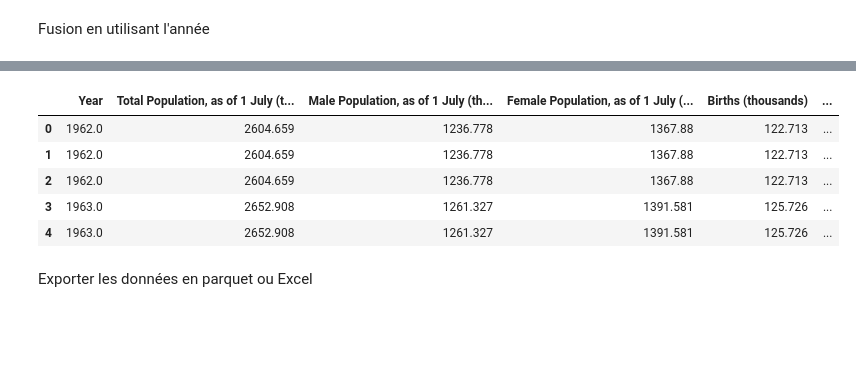
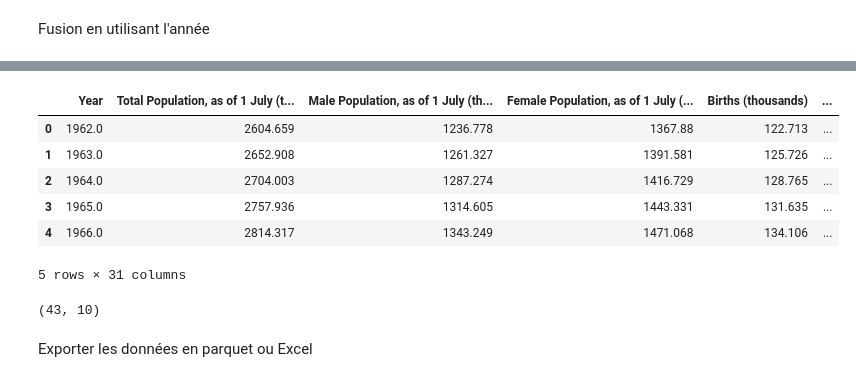
Before and after one commit to FidTCHANDO/ANIP_Challenge1, a Jupyter notebook: Tache_1_Tchando_SikaFidele_Notebook_JJMM.ipynb, the cells around one changed output, grey strips where cells are left out. Saved outputs shown, nothing was run; the diff lists cells and outputs as text; code cells hidden in the pictures; blank space fills up the shorter version.

```diff
--- a/Tache_1_Tchando_SikaFidele_Notebook_JJMM.ipynb
+++ b/Tache_1_Tchando_SikaFidele_Notebook_JJMM.ipynb
@@ -118,5 +120,10 @@ benin_finance.head()
 | 2 | Benin | Exports of goods | Constant prices | Domestic currency | Annual | 2001.0 | 6.070000e+11 | NaN |
 | 3 | Benin | Exports of goods | Constant prices | Domestic currency | Annual | 2002.0 | 6.850000e+11 | NaN |
 | 4 | Benin | Exports of goods | Constant prices | Domestic currency | Annual | 2003.0 | 7.080000e+11 | NaN |
+# %%
+benin_finance = benin_finance[(benin_finance["COUNTRY"] == "Benin")]
 # %%
-benin_gdp = benin_finance[benin_finance['INDICATOR'] == "Gross domestic product (GDP)"][["TIME_PERIOD", "OBS_VALUE"]]
+benin_gdp = benin_finance[(benin_finance['INDICATOR'] == "Gross domestic product (GDP)") &
+                          (benin_finance["TYPE_OF_TRANSFORMATION"] == "Domestic currency") &
+                          (benin_finance["PRICE_TYPE"] == "Constant prices")][["TIME_PERIOD",
+                                                                               "OBS_VALUE"]]
@@ -127,6 +130,7 @@ print(benin_gdp.shape)
 # %%
 # benin_gdp.rename(columns={"TIME_PERIOD": "Year", "OBS_VALUE": "GDP"})
-benin_gdp.columns = ["Year", "GDP"]
+benin_gdp.columns = ["Year", "GDP_ConstantPrice"]
+benin_gdp["Year"] = benin_gdp["Year"].astype(int)
 benin_gdp = benin_gdp.dropna()
 benin_gdp.dtypes
 # %% [output]
@@ -179,14 +152,22 @@ Name: Year, dtype: float64
 # %%
-benin_df = pd.merge(benin_data[selected_cols], benin_gdp, how="inner", on="Year")
+benin_df = benin_data[selected_cols].merge(benin_gdp,
+                                           how="inner", on="Year").merge(benin_age,
+                                                                         how="inner",
+                                                                         on="Year")
 # benin_df.reset_index(drop=True)
 benin_df.head()
 # %% [output]
 |  | Year | Total Population, as of 1 July (t... | Male Population, as of 1 July (th... | Female Population, as of 1 July (... | Births (thousands) | ... |
 | 0 | 1962.0 | 2604.659 | 1236.778 | 1367.88 | 122.713 | ... |
-| 1 | 1962.0 | 2604.659 | 1236.778 | 1367.88 | 122.713 | ... |
-| 2 | 1962.0 | 2604.659 | 1236.778 | 1367.88 | 122.713 | ... |
-| 3 | 1963.0 | 2652.908 | 1261.327 | 1391.581 | 125.726 | ... |
-| 4 | 1963.0 | 2652.908 | 1261.327 | 1391.581 | 125.726 | ... |
+| 1 | 1963.0 | 2652.908 | 1261.327 | 1391.581 | 125.726 | ... |
+| 2 | 1964.0 | 2704.003 | 1287.274 | 1416.729 | 128.765 | ... |
+| 3 | 1965.0 | 2757.936 | 1314.605 | 1443.331 | 131.635 | ... |
+| 4 | 1966.0 | 2814.317 | 1343.249 | 1471.068 | 134.106 | ... |
+5 rows × 31 columns
+# %%
+benin_df.shape
+# %% [output]
+(43, 10)
 # %%
 benin_df['ID'] = benin_df.index
 
```
Also changed, not shown: parts of 7 cells of this notebook.
